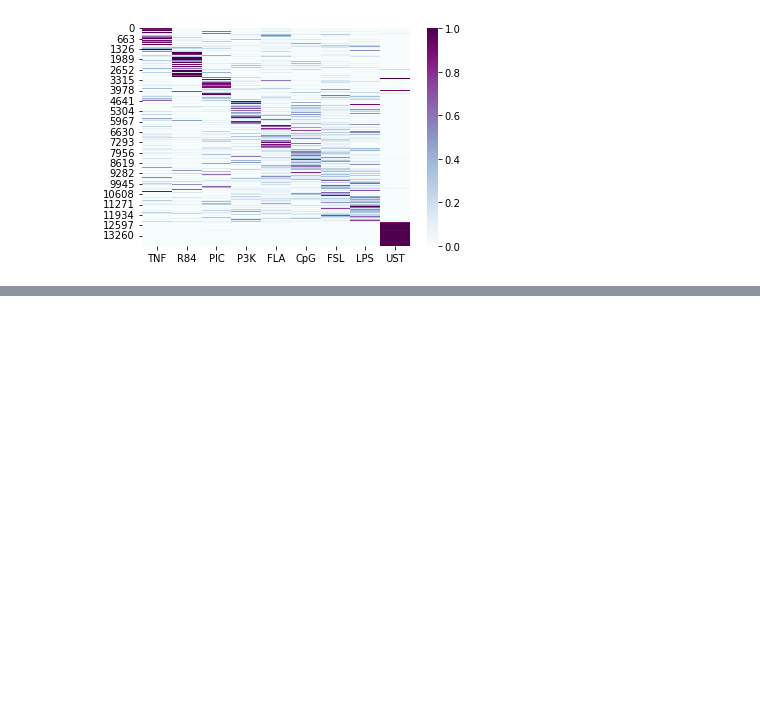
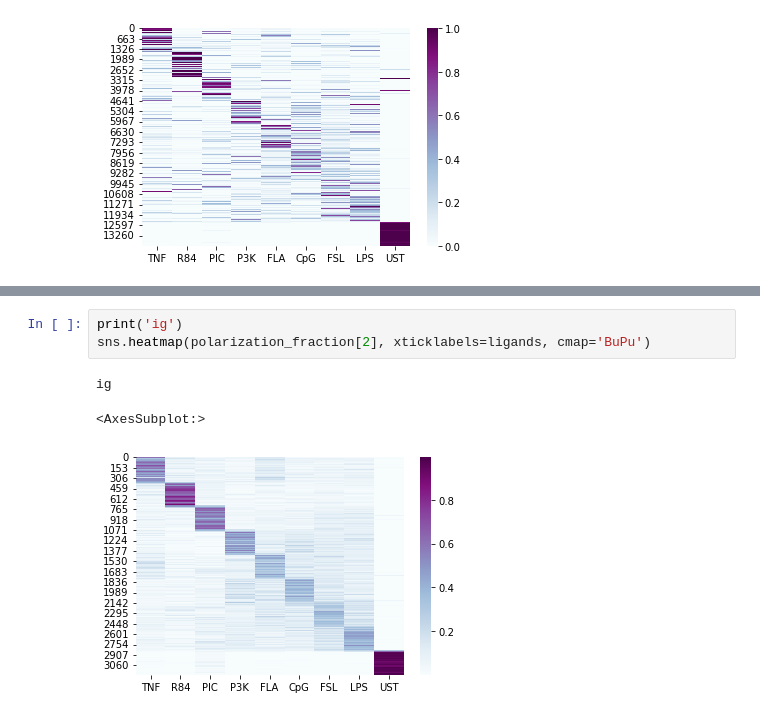
Before and after one commit to apple-soda/lstm-nfkb-dynamics, a Jupyter notebook: notebooks/5-cfv-mm.ipynb, the cells around one changed output, grey strips where cells are left out. Saved outputs shown, nothing was run; the diff lists cells and outputs as text; blank space fills up the shorter version.

```diff
--- a/notebooks/5-cfv-mm.ipynb
+++ b/notebooks/5-cfv-mm.ipynb
@@ -201,0 +349,7 @@ ValueError: Must pass 2-d input. shape=()
+# %%
+print('ig')
+sns.heatmap(polarization_fraction[2], xticklabels=ligands, cmap='BuPu')
+# %% [output]
+ig
+<AxesSubplot:>
+[figure, added]
```
Also changed, not shown: parts of 32 cells of this notebook.
